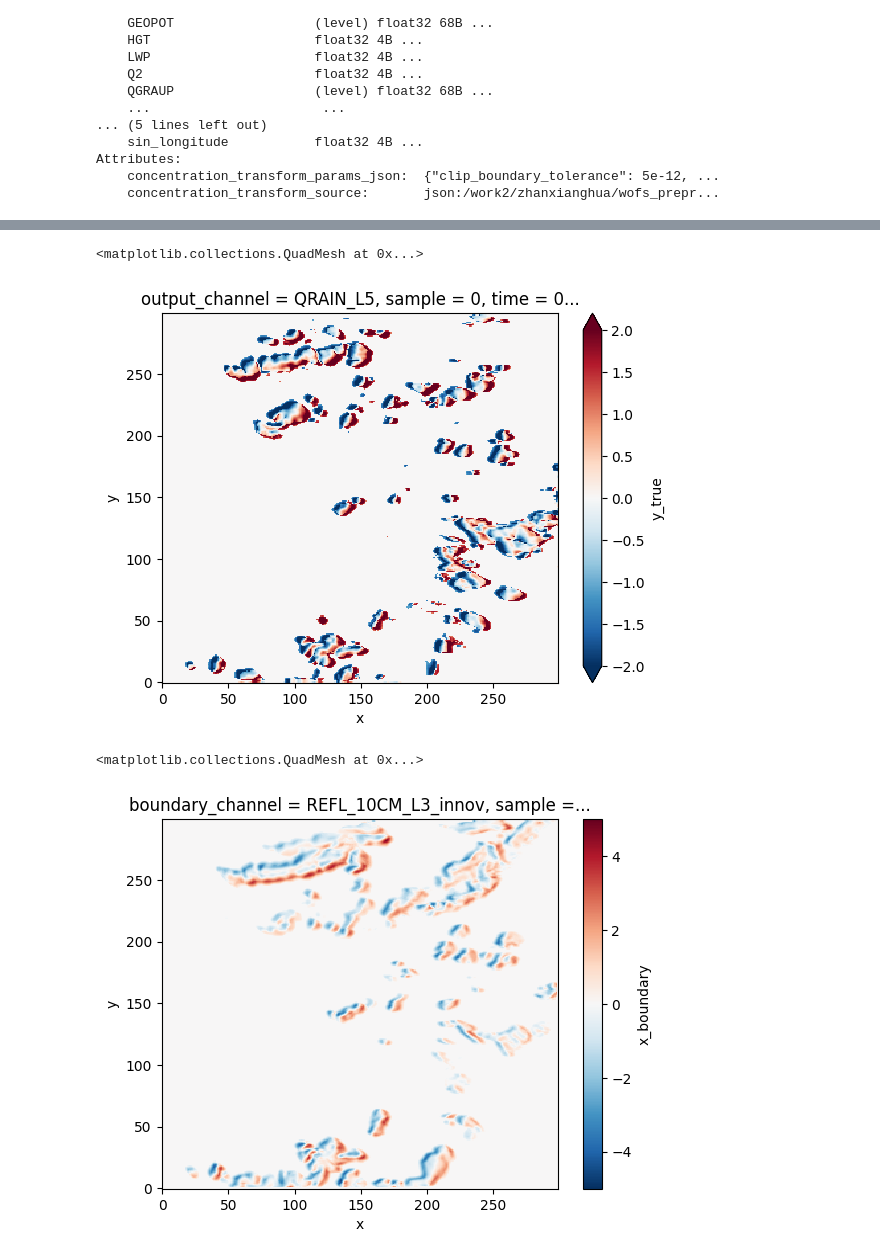
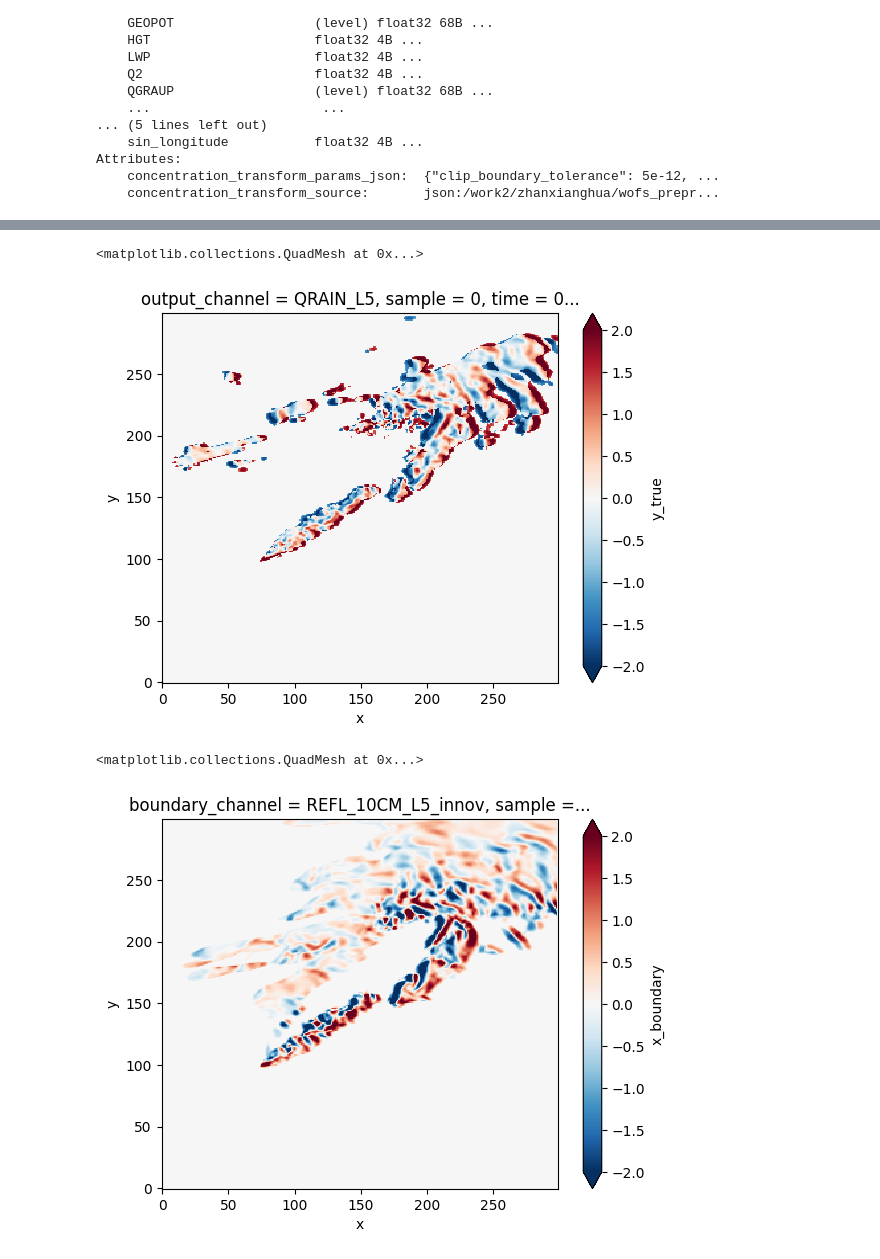
Before and after one commit to huahuou/miles-credit-wofs, a Jupyter notebook: notebooks/wofs_da_scratch.ipynb, the cells around one changed output, grey strips where cells are left out. Cells and saved outputs as stored; diff of their text form; code cells hidden in the pictures.

```diff
--- a/notebooks/wofs_da_scratch.ipynb
+++ b/notebooks/wofs_da_scratch.ipynb
@@ -29,5 +29,6 @@ Attributes:
     concentration_transform_params_json:  {"clip_boundary_tolerance": 5e-12, ...
     concentration_transform_source:       json:/work2/zhanxianghua/wofs_prepr...
 # %%
-ds = xr.open_zarr('/work2/zhanxianghua/da_test/wofs_da_increment_experiment_0413/eval_test/test_samples_2020.zarr')
+ds_norm = xr.open_zarr('/scratch5/purged/Zhanxiang.Hua/credit_wofs_da_example/wofs_da_increment_experiment_0423/test3/test_samples_2020.zarr')
+ds_denorm = xr.open_zarr('/scratch5/purged/Zhanxiang.Hua/credit_wofs_da_example/wofs_da_increment_experiment_0423/test3/eval_physical.zarr')
 # %%
@@ -58,5 +130,5 @@ ds['y_pred'].sel(output_channel='QRAIN_L5').isel(sample=0).plot(vmin=-2, vmax=2,
 # %%
-ds['y_true'].sel(output_channel='QRAIN_L5').isel(sample=0).plot(vmin=-2, vmax=2,cmap='RdBu_r')
+ds_norm['y_true'].sel(output_channel='QRAIN_L5').isel(sample=0).plot(vmin=-2, vmax=2,cmap='RdBu_r')
 # %% [output]
 <matplotlib.collections.QuadMesh at 0x...>
-[figure, old version]
+[figure, new version]
@@ -66,5 +135,5 @@ ds['y_true'].sel(output_channel='QNRAIN_L3').isel(sample=0).plot(vmin=-5, vmax=5
 # %%
-ds.sel(boundary_channel='REFL_10CM_L3_innov')['x_boundary'].isel(sample=0).plot(vmin=-5, vmax=5,cmap='RdBu_r')
+ds_norm.sel(boundary_channel='REFL_10CM_L5_innov')['x_boundary'].isel(sample=0).plot(vmin=-2, vmax=2,cmap='RdBu_r')
 # %% [output]
 <matplotlib.collections.QuadMesh at 0x...>
-[figure, old version]
+[figure, new version]
```
Also changed, not shown: parts of 8 cells of this notebook, 12 other files.
